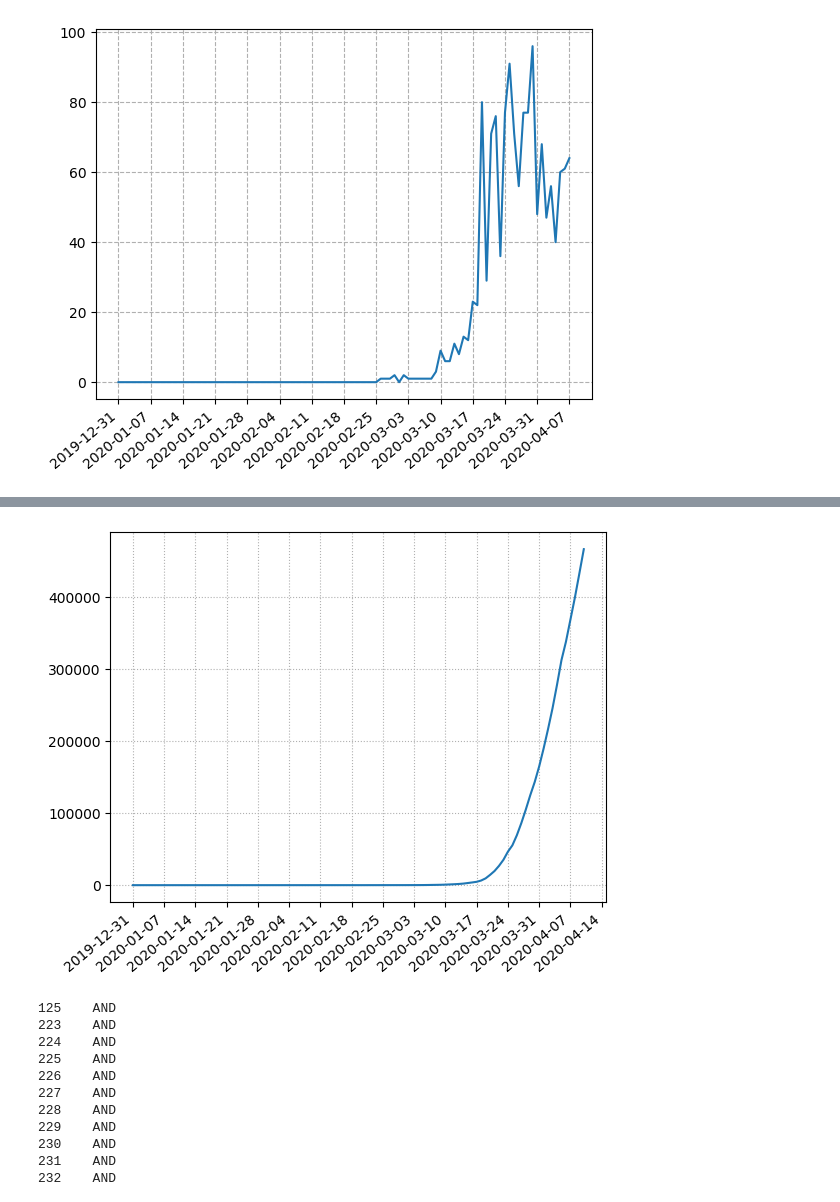
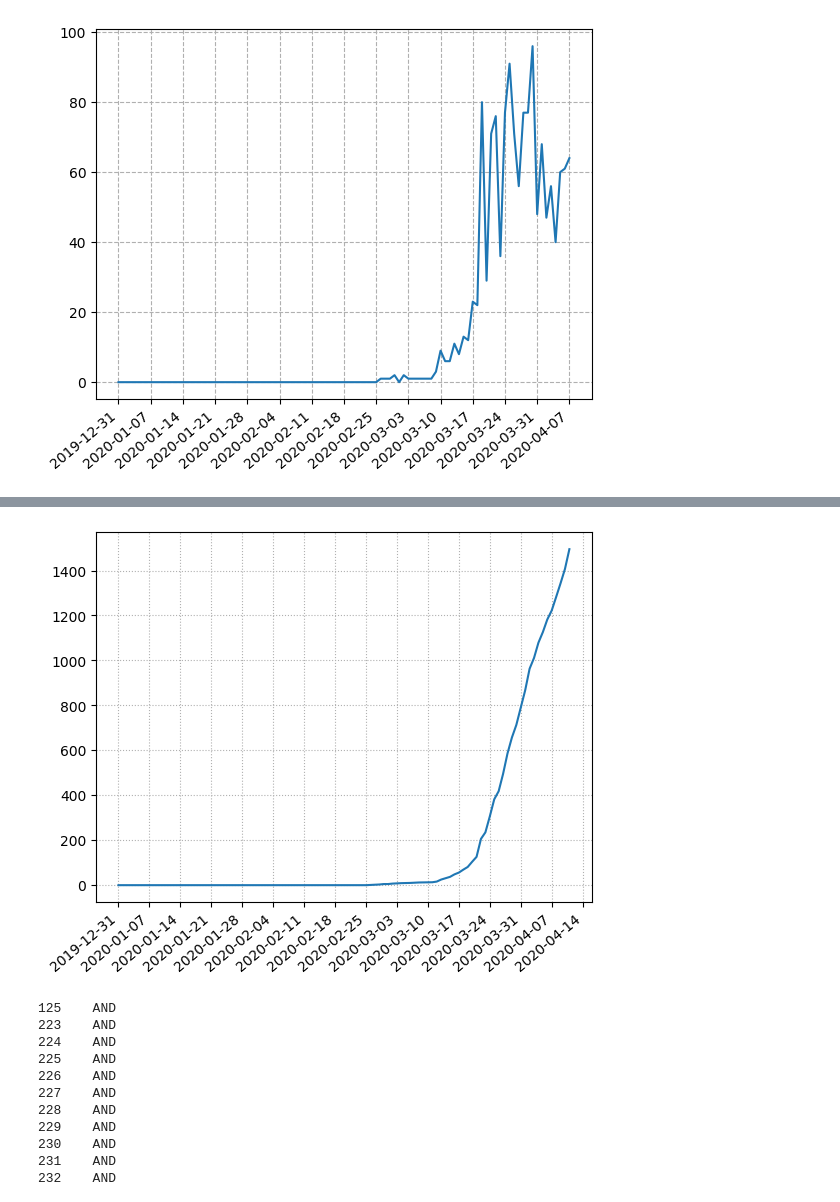
Before and after one commit to dominikmik195/mat_soft, a Jupyter notebook: corona.ipynb, the cells around one changed output, grey strips where cells are left out. Saved outputs shown, nothing was run; the diff lists cells and outputs as text; code cells hidden in the pictures.

```diff
--- a/corona.ipynb
+++ b/corona.ipynb
@@ -622,9 +555,9 @@ def prikaz_kontinuiranog_rasta(drzava):
     plt.grid(linestyle = ':')
     return fig
 # %%
-prikaz_kontinuiranog_rasta('United_States_of_America')
+prikaz_kontinuiranog_rasta('Croatia')
 # %% [output]
-[figure, old version]
+[figure, new version]
 # %%
 izdvoji_drzavu('Andorra')['countryterritoryCode']
 # %% [output]
```
Also changed, not shown: parts of 22 cells of this notebook, 2 other files.
